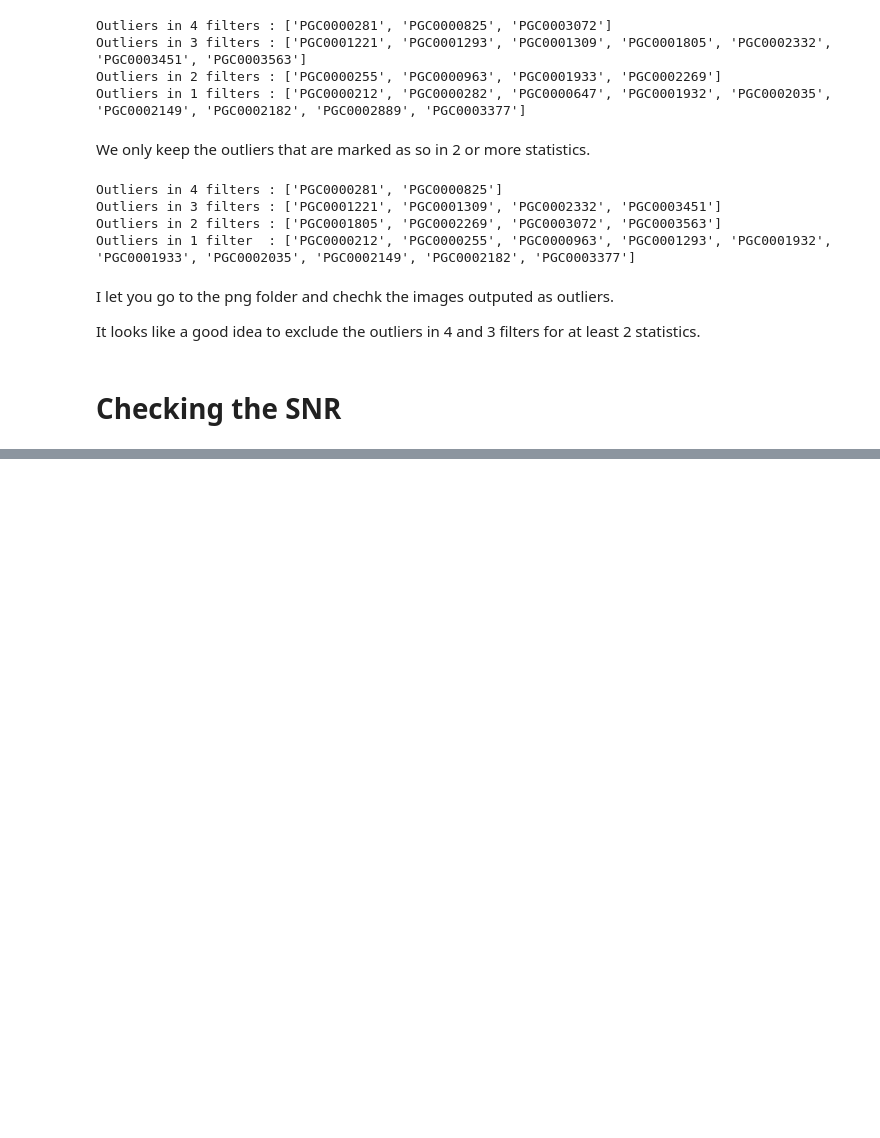
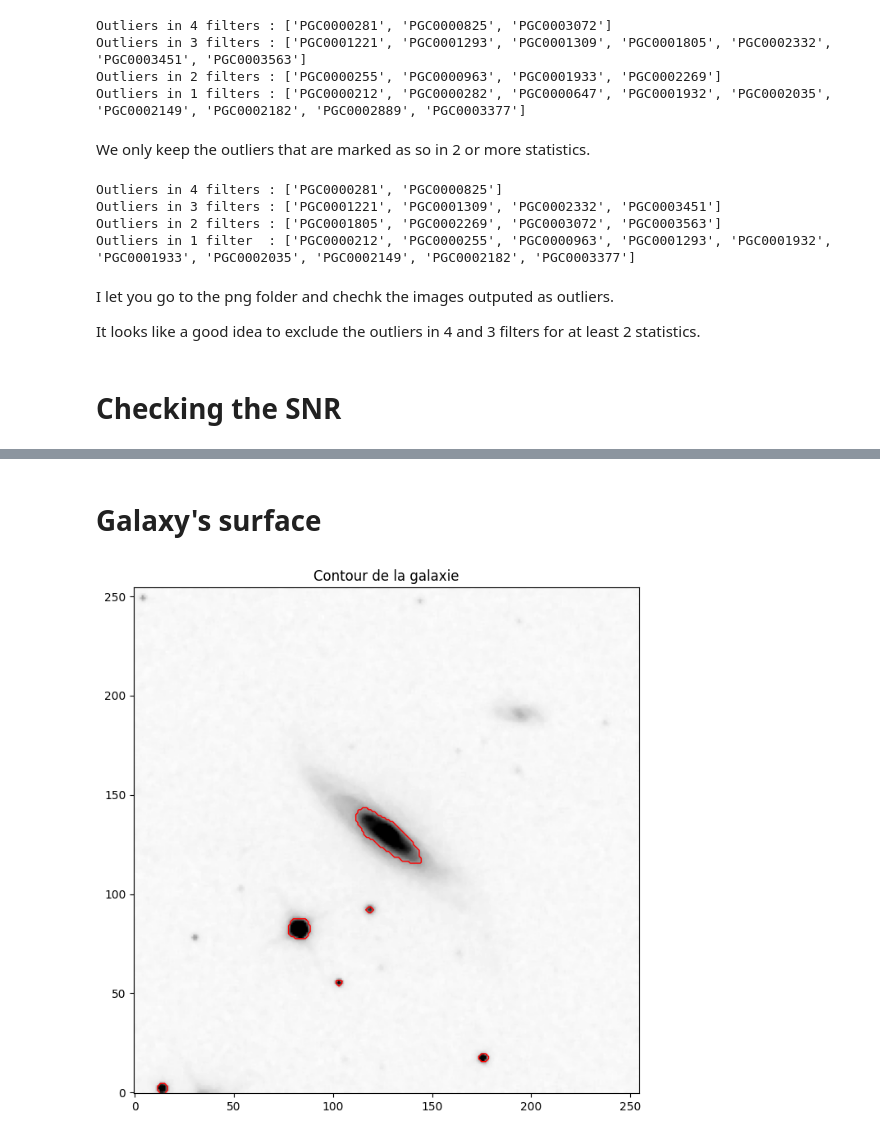
Before and after one commit to Linasa64/Galaxy_Morphology_Classification, a Jupyter notebook: code/statistical_analysis.ipynb, the cells around one changed output, grey strips where cells are left out. Cells and saved outputs as stored; diff of their text form; code cells hidden in the pictures; blank space fills up the shorter version.

```diff
--- a/code/statistical_analysis.ipynb
+++ b/code/statistical_analysis.ipynb
@@ -259,0 +373,33 @@ It looks like a good idea to exclude the outliers in 4 and 3 filters for at leas
+# %% [markdown]
+# Galaxy's surface
+# %%
+from skimage.measure import find_contours
+from skimage.filters import threshold_otsu
+
+image_path = './../dataset/g/PGC0000212_g.fits'
+hdu_list = fits.open(image_path)
+image_data = hdu_list[0].data
+
+image_data = apply_percentile_threshold(image_data, percentile=99.7)
+image_data = apply_adaptive_filtering(image_data, size=3)
+
+image_data = np.max(image_data) - image_data
+
+# image_data = np.log1p(image_data)
+
+thresh = threshold_otsu(image_data)
+binary_image = image_data > thresh
+
+contours = find_contours(binary_image, level=0.5)
+
+# Visualiser l'image et les contours
+fig, ax = plt.subplots(figsize=(8, 8))
+ax.imshow(image_data, cmap='gray', origin='lower')
+
+for contour in contours:
+    ax.plot(contour[:, 1], contour[:, 0], color='red', lw=1)
+
+ax.set_title('Contour de la galaxie')
+plt.show()
+# %% [output]
+[figure, added]
```
Also changed, not shown: parts of 6 cells of this notebook.
